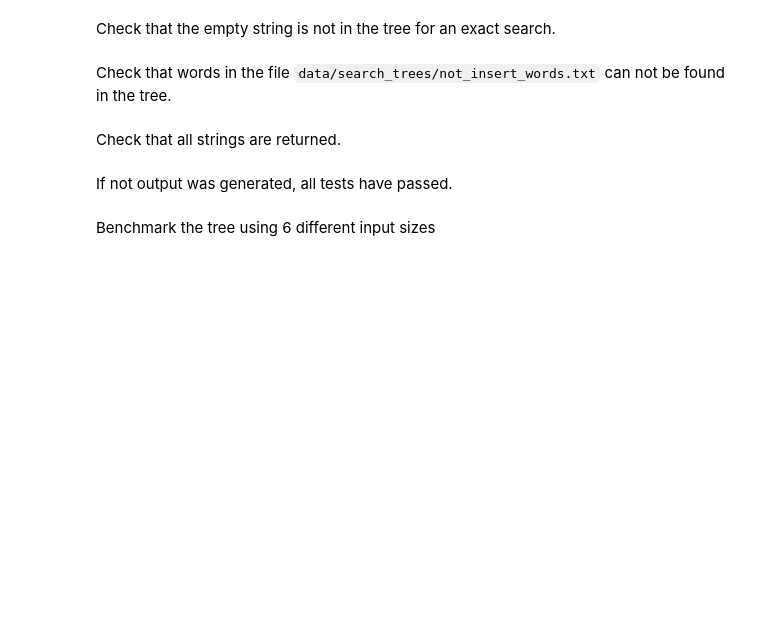
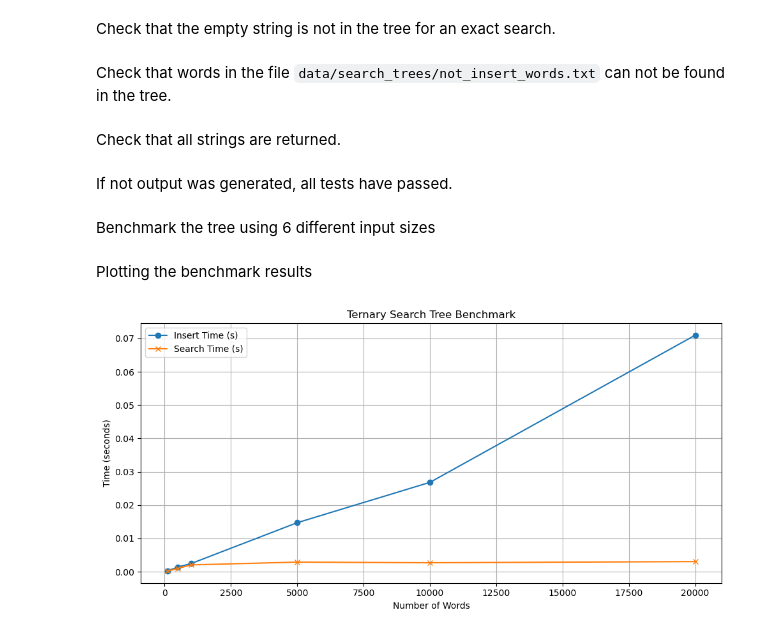
Before and after one commit to abdulrehman04/Ternary-Search-Tree, a Jupyter notebook: ternary_search_tree.ipynb, the cells around one changed output. Cells and saved outputs as stored; diff of their text form; code cells hidden in the pictures; blank space fills up the shorter version.

Commit message:
feat: add plot to visualise

```diff
--- a/ternary_search_tree.ipynb
+++ b/ternary_search_tree.ipynb
@@ -201,3 +201,22 @@ for size in sample_sizes:
         tst.search(word)
     search_duration = time.time() - start
     search_times.append(search_duration)
+# %% [markdown]
+Plotting the benchmark results
+# %%
+import matplotlib.pyplot as plt
+
+
+# Plot results
+plt.figure(figsize=(10, 5))
+plt.plot(sample_sizes, insert_times, marker='o', label='Insert Time (s)')
+plt.plot(sample_sizes, search_times, marker='x', label='Search Time (s)')
+plt.title("Ternary Search Tree Benchmark")
+plt.xlabel("Number of Words")
+plt.ylabel("Time (seconds)")
+plt.legend()
+plt.grid(True)
+plt.tight_layout()
+plt.show()
+# %% [output]
+[figure, added]
```
